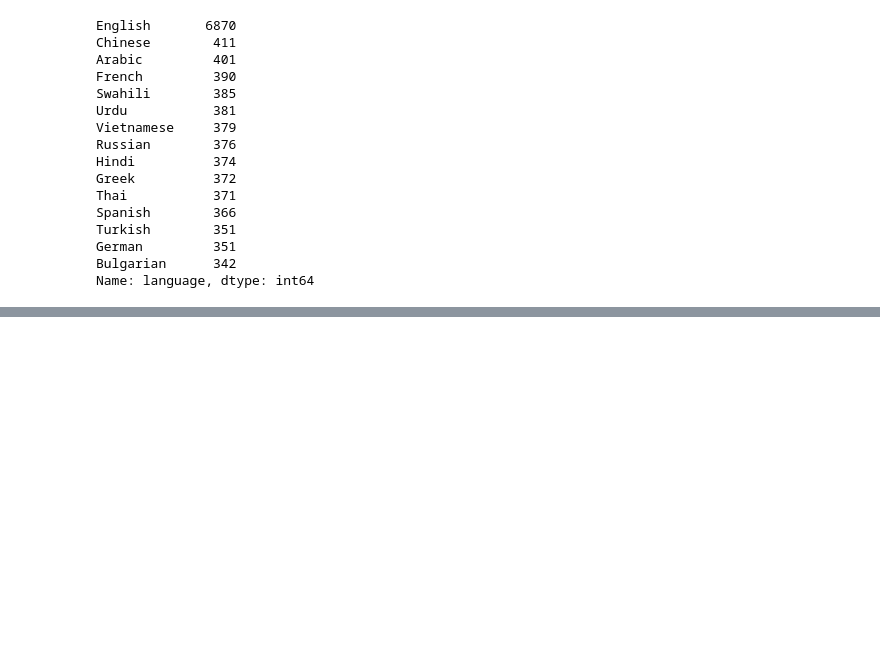
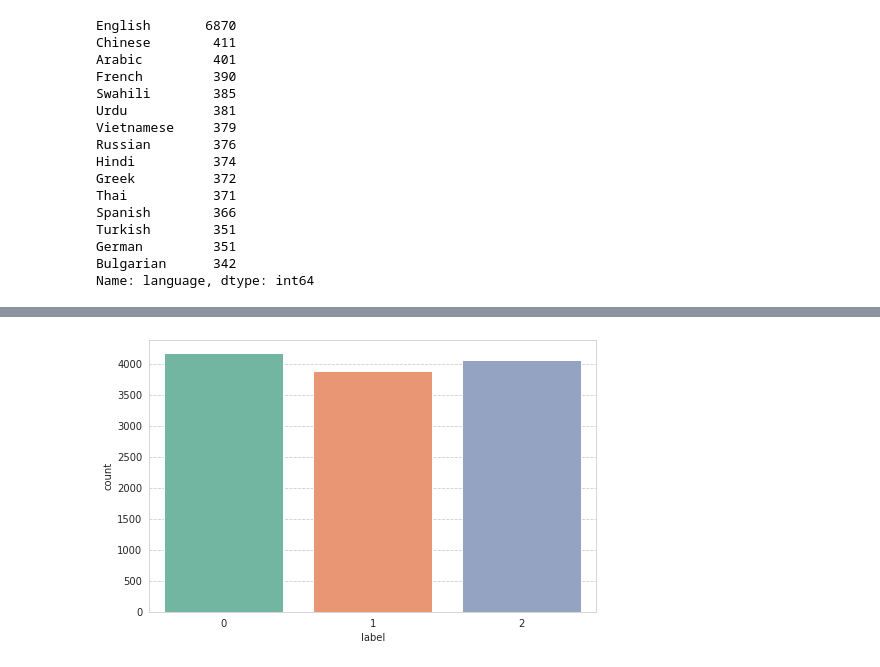
Before and after one commit to Nupur582/Machine-learning-Project, a Jupyter notebook: Submission.ipynb, the cells around one changed output, grey strips where cells are left out. Cells and saved outputs as stored; diff of their text form; code cells hidden in the pictures; blank space fills up the shorter version.

```diff
--- a/Submission.ipynb
+++ b/Submission.ipynb
@@ -121,0 +130,7 @@ plt.show()
+# %%
+sns.set_style("whitegrid", {'grid.linestyle': '--'})
+plt.figure(figsize=(8,5))
+sns.countplot(x="label", data=train_data(), palette="Set2")
+plt.show()
+# %% [output]
+[figure, added]
```
Also changed, not shown: parts of 4 cells of this notebook.
